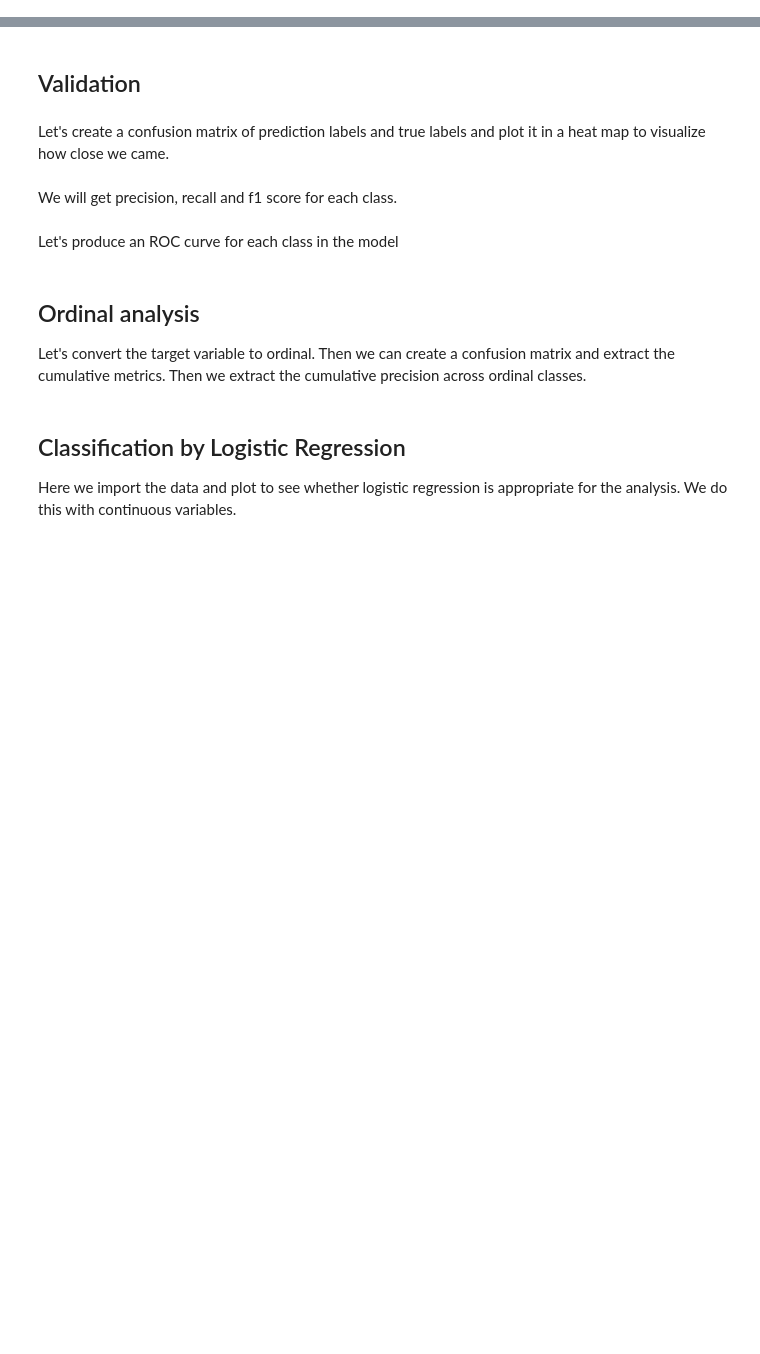
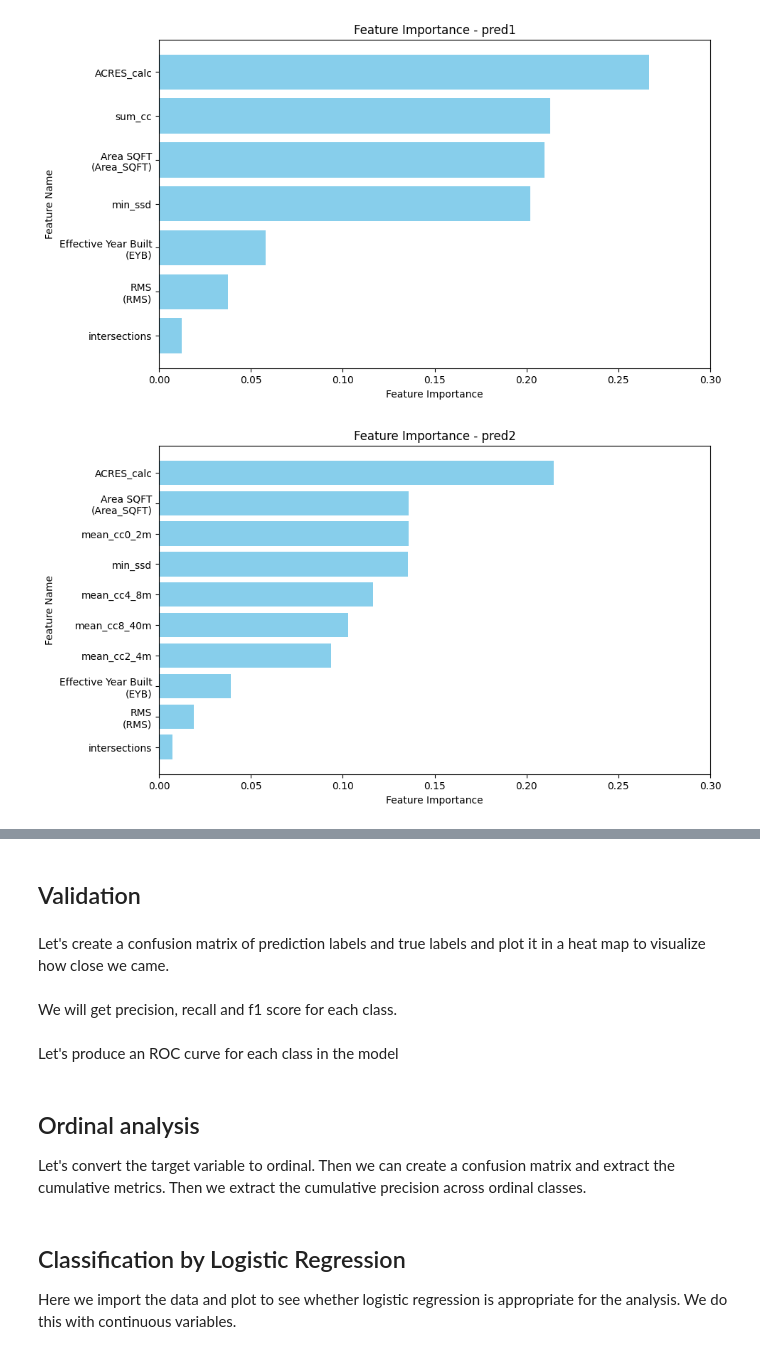
Before and after one commit to bryceayoung/ouray, a Jupyter notebook: workflows/analysis/risk_pred.ipynb, the cells around one changed output, grey strips where cells are left out. Drawn from its saved outputs; the diff is of its cells as text; code cells hidden in the pictures; blank space fills up the shorter version.

Commit message:
feature selection and random forest regressor initial run

```diff
--- a/workflows/analysis/risk_pred.ipynb
+++ b/workflows/analysis/risk_pred.ipynb
@@ -32,0 +196,16 @@ print(classification_report(y_test, y_pred))
+# %%
+## PRED 1 ##
+
+from sklearn.ensemble import RandomForestRegressor
+import pandas as pd
+
+# Train Random Forest on pred1 (repeat for pred2)
+rf = RandomForestRegressor(n_estimators=100, random_state=42)
+rf.fit(X_train1, y_train1)
+
+# Get feature importance
+importances = pd.DataFrame({'Feature': X_train1.columns, 'Importance': rf.feature_importances_})
+importances = importances.sort_values(by='Importance', ascending=False)
+
+# Display results
+importances
@@ -32,0 +221,10 @@ print(classification_report(y_test, y_pred))
+# %%
+## PRED 2 ##
+
+rf2 = RandomForestRegressor(n_estimators=100, random_state=42)
+rf2.fit(X_train2, y_train2)
+
+importances2 = pd.DataFrame({'Feature': X_train2.columns, 'Importance': rf2.feature_importances_})
+importances2 = importances2.sort_values(by='Importance', ascending=False)
+
+importances2
@@ -32,0 +243,22 @@ print(classification_report(y_test, y_pred))
+# %%
+import matplotlib.pyplot as plt
+
+# Function to plot feature importance
+def plot_feature_importance(importances, title):
+    plt.figure(figsize=(10, 6))
+    plt.barh(importances['Feature'], importances['Importance'], color='skyblue')
+    plt.xlabel('Feature Importance')
+    plt.ylabel('Feature Name')
+    plt.title(title)
+    plt.xlim(0, 0.3)
+    plt.gca().invert_yaxis()  # Highest importance at the top
+    plt.show()
+
+# Plot feature importance for pred1
+plot_feature_importance(importances, "Feature Importance - pred1")
+
+# Plot feature importance for pred2
+plot_feature_importance(importances2, "Feature Importance - pred2")
+# %% [output]
+[figure, added]
+[figure, added]
```
Also changed, not shown: parts of 15 cells of this notebook.
